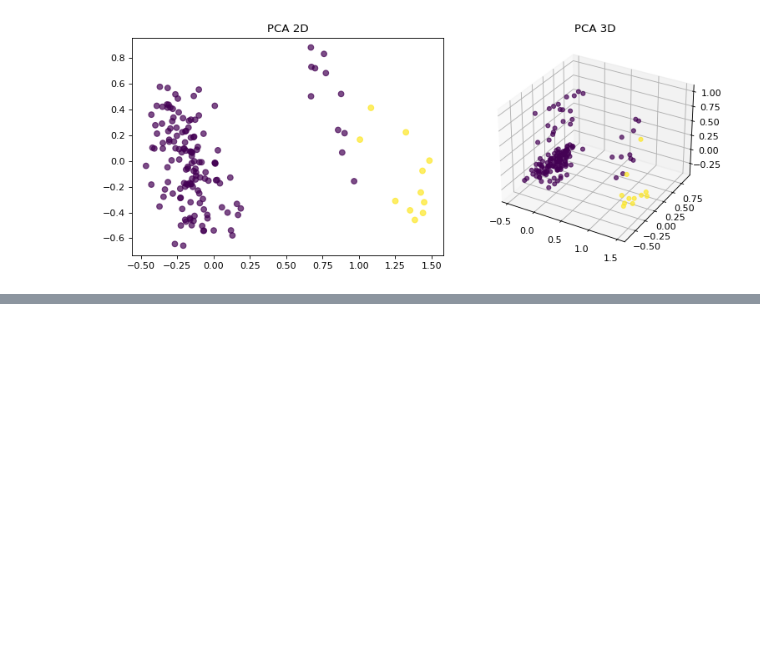
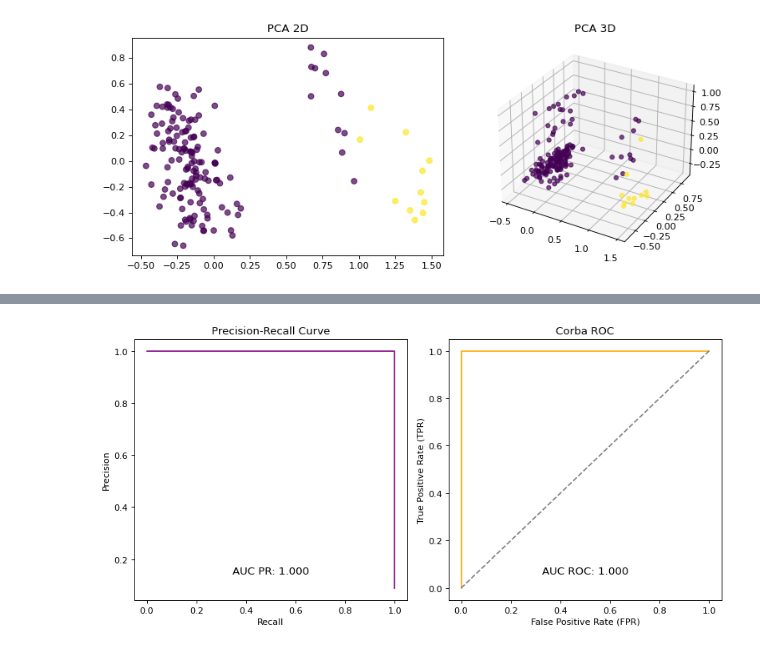
Before and after one commit to LevonKG/Kaggle-case-The-pokemon-dataset, a Jupyter notebook: kaggle.ipynb, the cells around one changed output, grey strips where cells are left out. Cells and saved outputs as stored; diff of their text form; code cells hidden in the pictures; blank space fills up the shorter version.

```diff
--- a/kaggle.ipynb
+++ b/kaggle.ipynb
@@ -459,0 +636,6 @@ show_PCA(X_test, predictions)
+# %%
+probs = model.predict_proba(X_test)[:, 1]
+
+show_ROC_PR_curves(y_test, probs)
+# %% [output]
+[figure, added]
```
Also changed, not shown: parts of 30 cells of this notebook.
